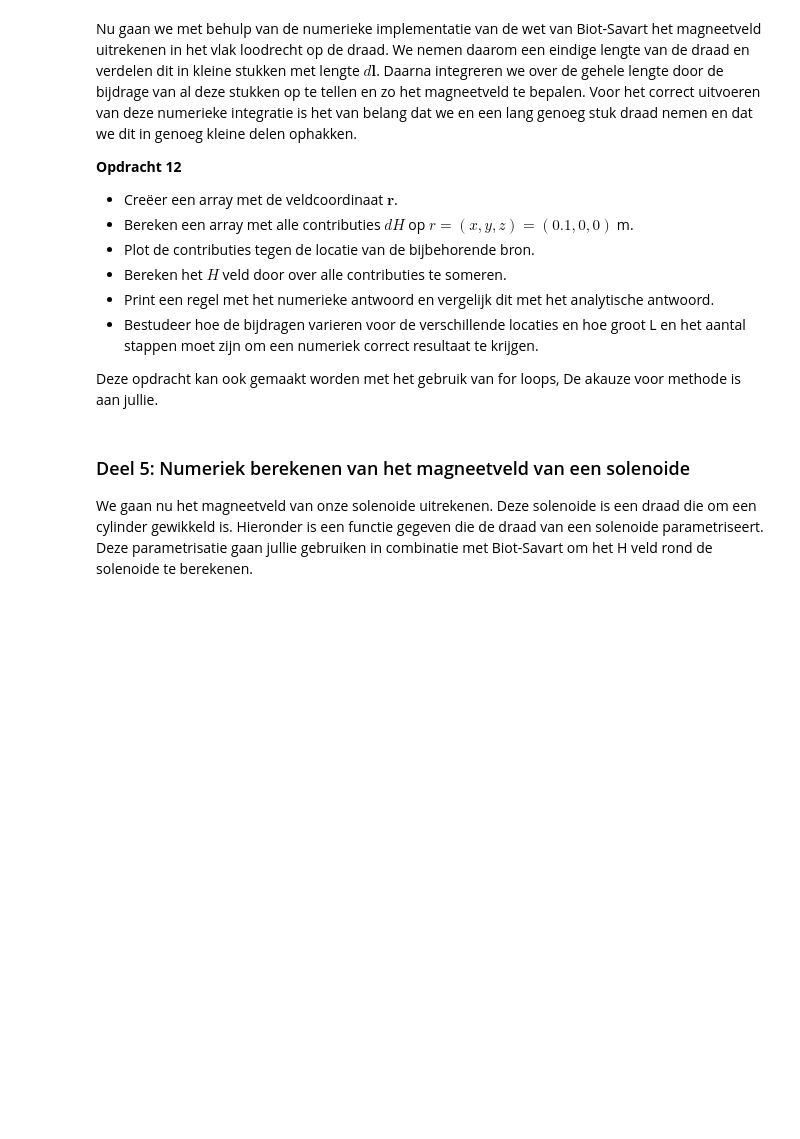
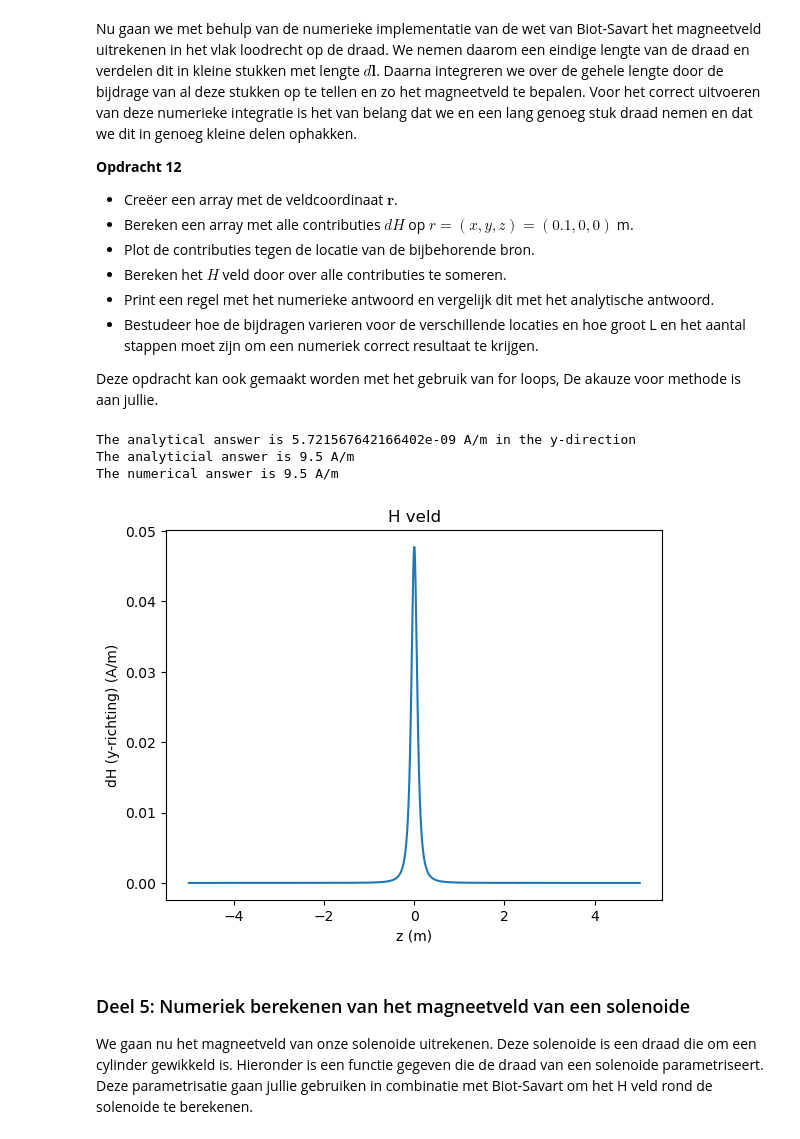
Before and after one commit to ElisabethMijnders/opdrachten-DEF-D-EM, a Jupyter notebook: DigitaleOntwerpopdrachten/2KrachtactuatorOpdracht/2KrachtactuatorOpdracht/KrachtactuatorOpdracht.ipynb, the cells around one changed output. Drawn from its saved outputs; the diff is of its cells as text; code cells hidden in the pictures; blank space fills up the shorter version.

```diff
--- a/DigitaleOntwerpopdrachten/2KrachtactuatorOpdracht/2KrachtactuatorOpdracht/KrachtactuatorOpdracht.ipynb
+++ b/DigitaleOntwerpopdrachten/2KrachtactuatorOpdracht/2KrachtactuatorOpdracht/KrachtactuatorOpdracht.ipynb
@@ -410,9 +434,46 @@ Nu gaan we met behulp van de numerieke implementatie van de wet van Biot-Savart
 
 Deze opdracht kan ook gemaakt worden met het gebruik van for loops, De akauze voor methode is aan jullie.
 # %%
-###
-###Jullie code hier###
-###
+#waardes
+Ldraad1 = 10   #m
+I1 = 6   #A
+N=10000    #in hoeveel stukjes het draad is opgedeeld
+dz = Ldraad1/N
+dl1 = np.array([0,0,dz])
+r_field1 = np.array([0.1,0,0])
+
+#2d array voor alle punten langs de z-as
+z1 = np.linspace(-Ldraad1/2,Ldraad1/2,N)
+r_source1 = np.zeros((N,3))
+r_source1[:,2] = z1
+
+#nieuwe functie want de vorige werkte niet met 2-d arrays
+def field_current_element1(r_field, r_source, dl,I):
+    r_1 = np.linalg.norm(r_field-r_source,axis=1)
+    dH=1/(4*np.pi) * I * np.cross(dl,((r_field-r_source)))/((r_1[:,None])**3)
+    return dH
+
+# analytische veld word berekent door H=I/(2*pi*r(=0.1))
+analytical_answer1 = I1/(2*np.pi*0.1)
+
+#H-veld is de som van de losse bijdrages
+dH1 = field_current_element1(r_field1, r_source1, dl1,I1)
+H = np.sum(dH1,axis=0)
+
+print(f"The analyticial answer is {analytical_answer1:.2g} A/m")
+print(f"The numerical answer is {np.linalg.norm(H):.2g} A/m")
+
+#plot
+plt.plot(z1, dH1[:,1])
+plt.xlabel("z (m)")
+plt.ylabel("dH (y-richting) (A/m)")
+plt.title("H veld")
+plt.show()
+# %% [output]
+The analytical answer is 5.721567642166402e-09 A/m in the y-direction
+The analyticial answer is 9.5 A/m
+The numerical answer is 9.5 A/m
+[figure, added]
 # %% [markdown]
 ### Deel 5: Numeriek berekenen van het magneetveld van een solenoide
 
```
Also changed, not shown: parts of 2 cells of this notebook.
